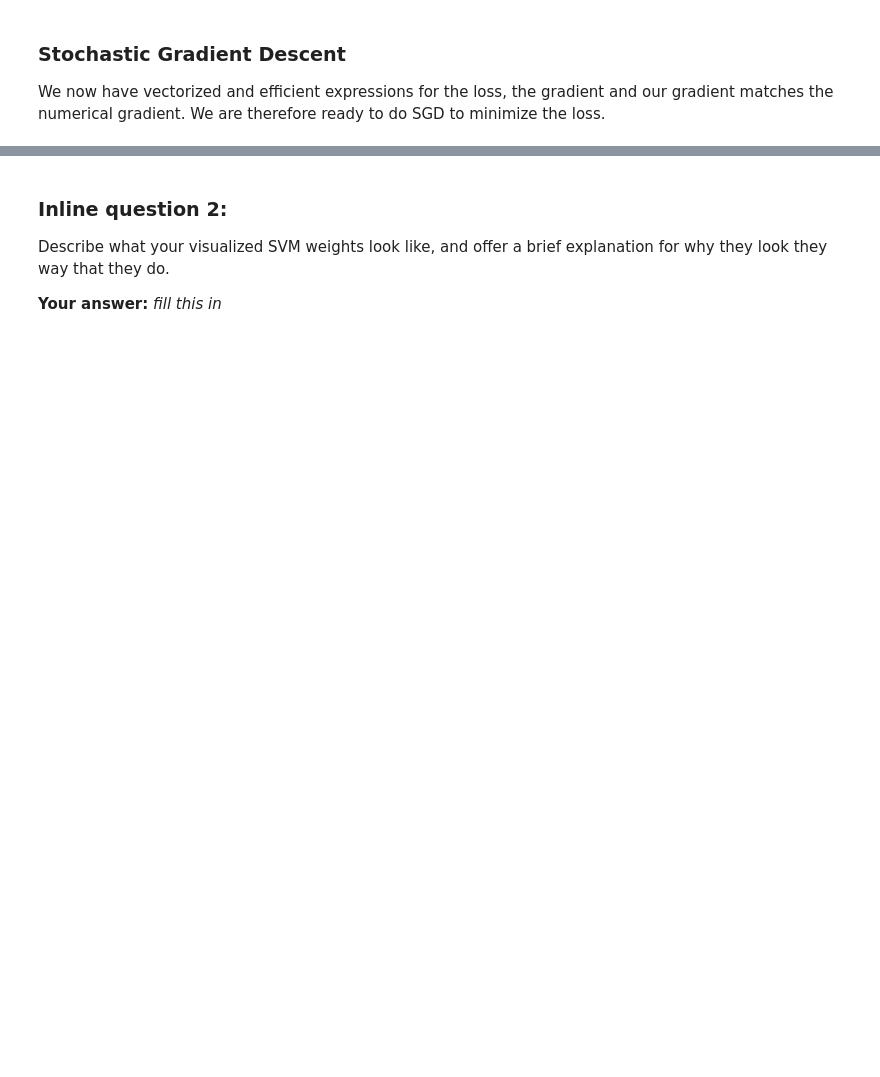
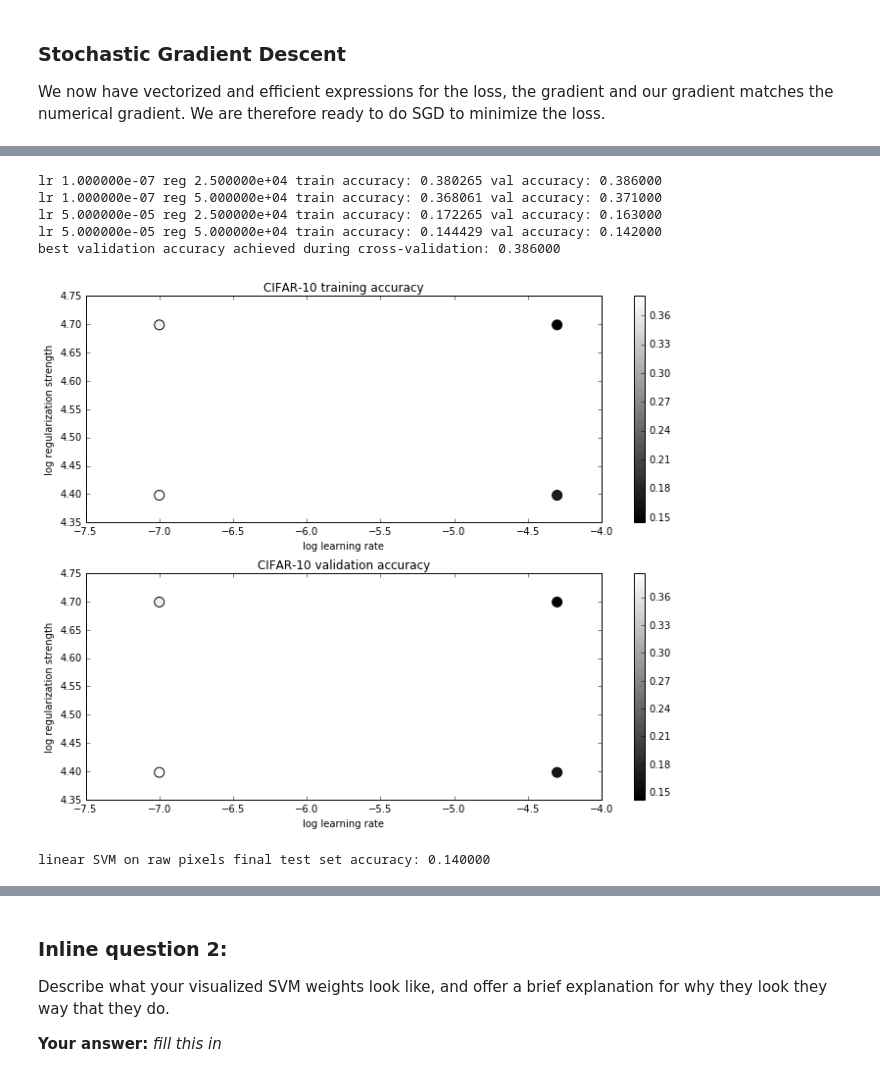
Before and after one commit to ds18b20/CS231n, a Jupyter notebook: assignment1/svm.ipynb, the cells around one changed output, grey strips where cells are left out. Saved outputs shown, nothing was run; the diff lists cells and outputs as text; code cells hidden in the pictures; blank space fills up the shorter version.

```diff
--- a/assignment1/svm.ipynb
+++ b/assignment1/svm.ipynb
@@ -319,8 +338,12 @@ print('validation accuracy: %f' % (np.mean(y_val == y_val_pred), ))
 # learning rate). You should experiment with different ranges for the learning
 # rates and regularization strengths; if you are careful you should be able to
 # get a classification accuracy of about 0.4 on the validation set.
+
 learning_rates = [1e-7, 5e-5]
 regularization_strengths = [2.5e4, 5e4]
+
+# learning_rates = [1e-7, 5e-6, 1e-5, 5e-5, 1e-4]
+# regularization_strengths = [1e4, 2e4, 3e4, 4e4, 5e4]
 
 # results is dictionary mapping tuples of the form
 # (learning_rate, regularization_strength) to tuples of the form
@@ -344,7 +367,20 @@ best_svm = None # The LinearSVM object that achieved the highest validation rate
 # confident that your validation code works, you should rerun the validation   #
 # code with a larger value for num_iters.                                      #
 ################################################################################
-# Your code
+iters = 1500
+svm = LinearSVM()
+for lr in learning_rates:
+    for rs in regularization_strengths:
+        loss_hist = svm.train(X_train, y_train, learning_rate=lr, reg=rs, num_iters=iters, verbose=False)
+        y_train_pred = svm.predict(X_train)  # train dataset
+        accu_train = np.mean(y_train == y_train_pred)
+        y_val_pred = svm.predict(X_val)  # validate dataset
+        accu_val = np.mean(y_val == y_val_pred)
+        results[(lr, rs)] = (accu_train, accu_val)
+
+        if best_val < accu_val:  # log higher accuracy
+            best_val = accu_val
+            best_svm = svm
 ################################################################################
 #                              END OF YOUR CODE                                #
 ################################################################################
@@ -356,36 +392,48 @@ for lr, reg in sorted(results):
                 lr, reg, train_accuracy, val_accuracy))
 
 print('best validation accuracy achieved during cross-validation: %f' % best_val)
+# %% [output]
+lr 1.000000e-07 reg 2.500000e+04 train accuracy: 0.380265 val accuracy: 0.386000
+lr 1.000000e-07 reg 5.000000e+04 train accuracy: 0.368061 val accuracy: 0.371000
+lr 5.000000e-05 reg 2.500000e+04 train accuracy: 0.172265 val accuracy: 0.163000
+lr 5.000000e-05 reg 5.000000e+04 train accuracy: 0.144429 val accuracy: 0.142000
+best validation accuracy achieved during cross-validation: 0.386000
 # %%
 # Visualize the cross-validation results
 import math
 x_scatter = [math.log10(x[0]) for x in results]
 y_scatter = [math.log10(x[1]) for x in results]
 
 # plot training accuracy
 marker_size = 100
 colors = [results[x][0] for x in results]
 plt.subplot(2, 1, 1)
 plt.scatter(x_scatter, y_scatter, marker_size, c=colors)
 plt.colorbar()
 plt.xlabel('log learning rate')
 plt.ylabel('log regularization strength')
 plt.title('CIFAR-10 training accuracy')
 
 # plot validation accuracy
 colors = [results[x][1] for x in results] # default size of markers is 20
 plt.subplot(2, 1, 2)
 plt.scatter(x_scatter, y_scatter, marker_size, c=colors)
 plt.colorbar()
 plt.xlabel('log learning rate')
 plt.ylabel('log regularization strength')
 plt.title('CIFAR-10 validation accuracy')
+
+plt.tight_layout()
 plt.show()
+# %% [output]
+[figure, added]
 # %%
 # Evaluate the best svm on test set
 y_test_pred = best_svm.predict(X_test)
 test_accuracy = np.mean(y_test == y_test_pred)
 print('linear SVM on raw pixels final test set accuracy: %f' % test_accuracy)
+# %% [output]
+linear SVM on raw pixels final test set accuracy: 0.140000
 # %%
 # Visualize the learned weights for each class.
 # Depending on your choice of learning rate and regularization strength, these may
```
Also changed, not shown: parts of 9 cells of this notebook, 6 other files.
